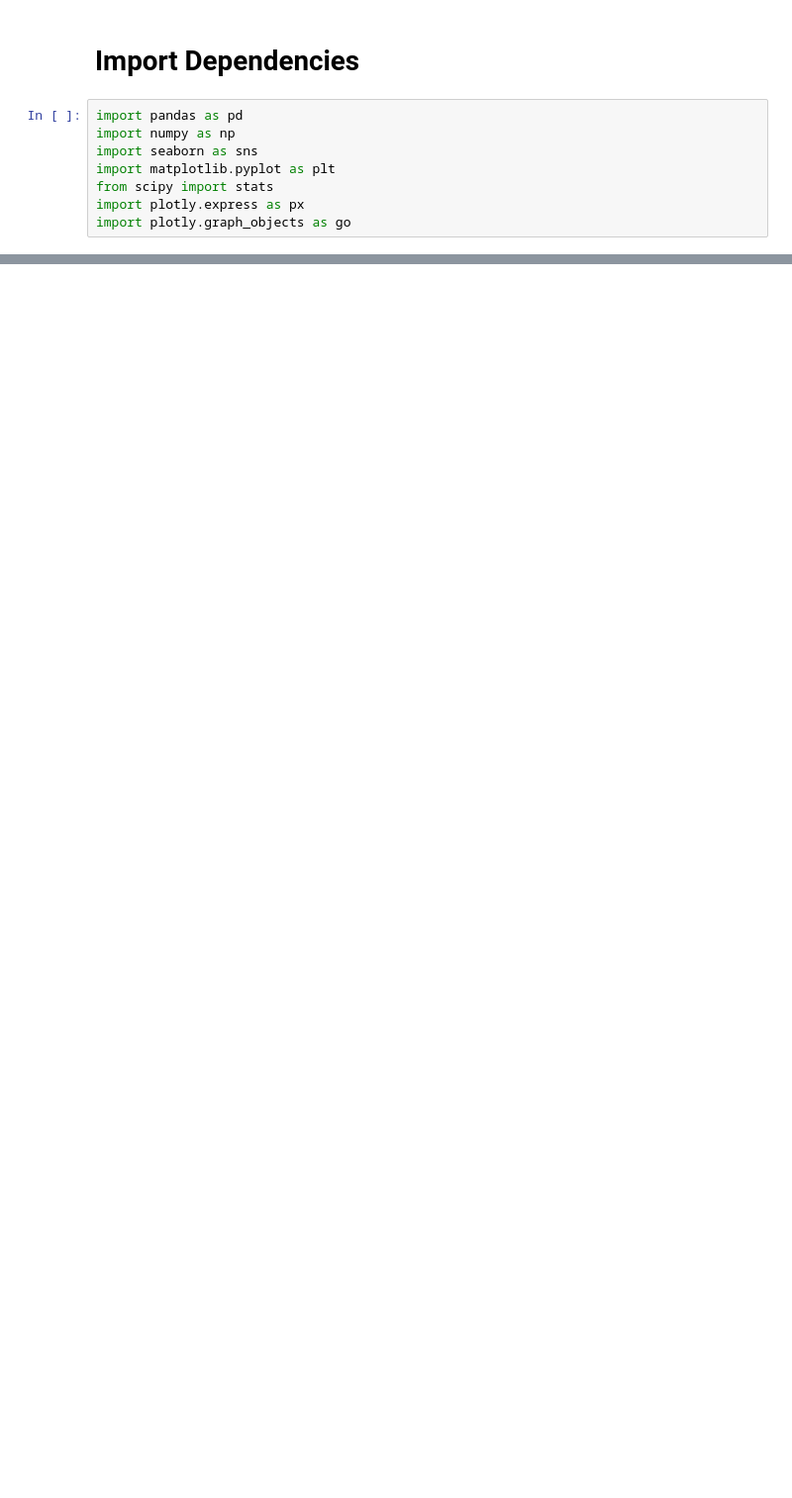
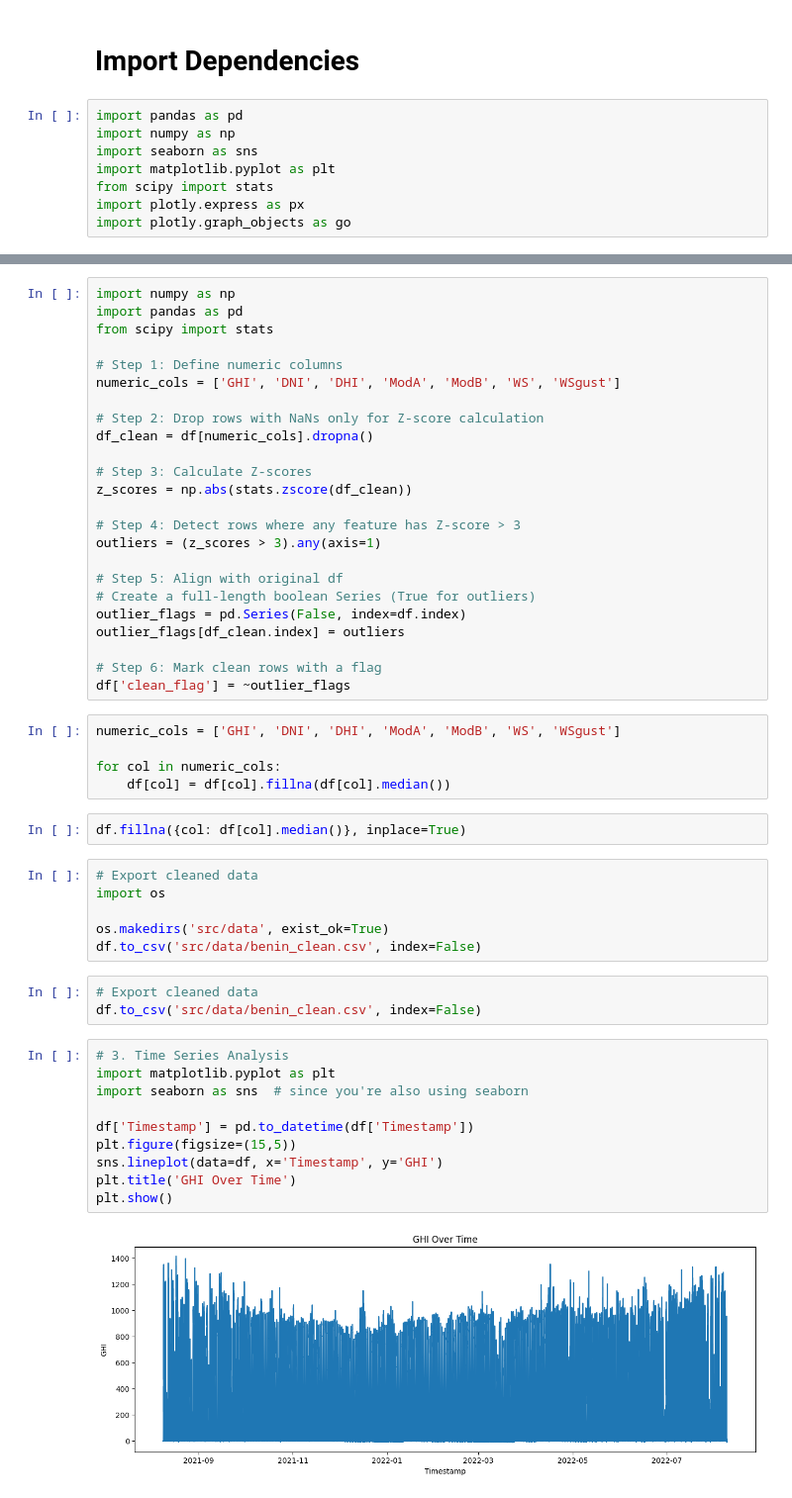
Before and after one commit to gworku/solar-challenge-week1, a Jupyter notebook: notebooks/benin-malanville copy.ipynb, the cells around one changed output, grey strips where cells are left out. Shown: that part at 99% size. Cells and saved outputs as stored; diff of their text form; blank space fills up the shorter version.

Commit message:
Add data files and src folder

```diff
--- a/notebooks/benin-malanville copy.ipynb
+++ b/notebooks/benin-malanville copy.ipynb
@@ -42,0 +65,52 @@ Error loading togo data: [Errno 2] No such file or directory: 'src/togo-dapaong_
+# %%
+import numpy as np
+import pandas as pd
+from scipy import stats
+
+# Step 1: Define numeric columns
+numeric_cols = ['GHI', 'DNI', 'DHI', 'ModA', 'ModB', 'WS', 'WSgust']
+
+# Step 2: Drop rows with NaNs only for Z-score calculation
+df_clean = df[numeric_cols].dropna()
+
+# Step 3: Calculate Z-scores
+z_scores = np.abs(stats.zscore(df_clean))
+
+# Step 4: Detect rows where any feature has Z-score > 3
+outliers = (z_scores > 3).any(axis=1)
+
+# Step 5: Align with original df
+# Create a full-length boolean Series (True for outliers)
+outlier_flags = pd.Series(False, index=df.index)
+outlier_flags[df_clean.index] = outliers
+
+# Step 6: Mark clean rows with a flag
+df['clean_flag'] = ~outlier_flags
+# %%
+numeric_cols = ['GHI', 'DNI', 'DHI', 'ModA', 'ModB', 'WS', 'WSgust']
+
+for col in numeric_cols:
+    df[col] = df[col].fillna(df[col].median())
+# %%
+df.fillna({col: df[col].median()}, inplace=True)
+# %%
+# Export cleaned data
+import os
+
+os.makedirs('src/data', exist_ok=True)
+df.to_csv('src/data/benin_clean.csv', index=False)
+# %%
+# Export cleaned data
+df.to_csv('src/data/benin_clean.csv', index=False)
+# %%
+# 3. Time Series Analysis
+import matplotlib.pyplot as plt
+import seaborn as sns  # since you're also using seaborn
+
+df['Timestamp'] = pd.to_datetime(df['Timestamp'])
+plt.figure(figsize=(15,5))
+sns.lineplot(data=df, x='Timestamp', y='GHI')
+plt.title('GHI Over Time')
+plt.show()
+# %% [output]
+[figure, added]
```
Also changed, not shown: parts of 8 cells of this notebook.
